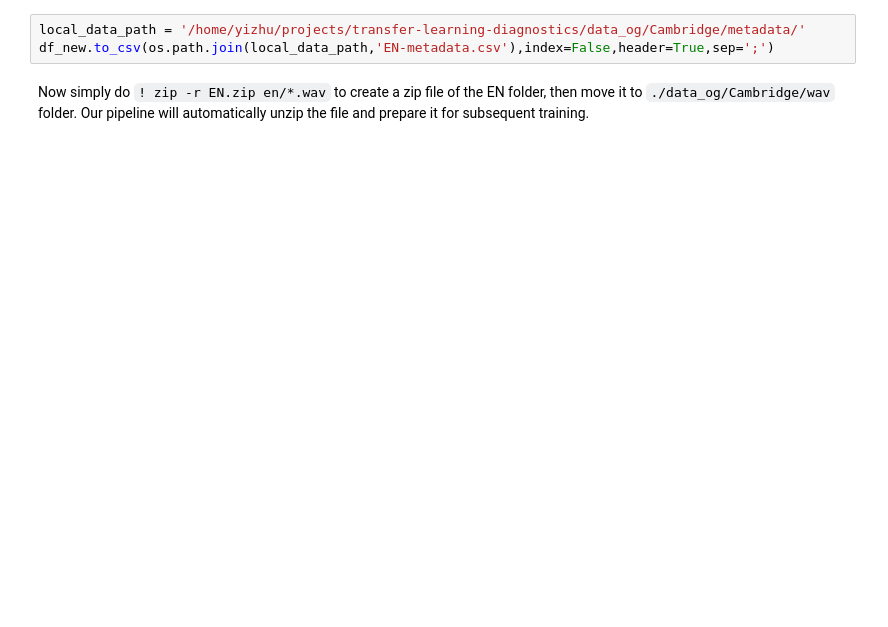
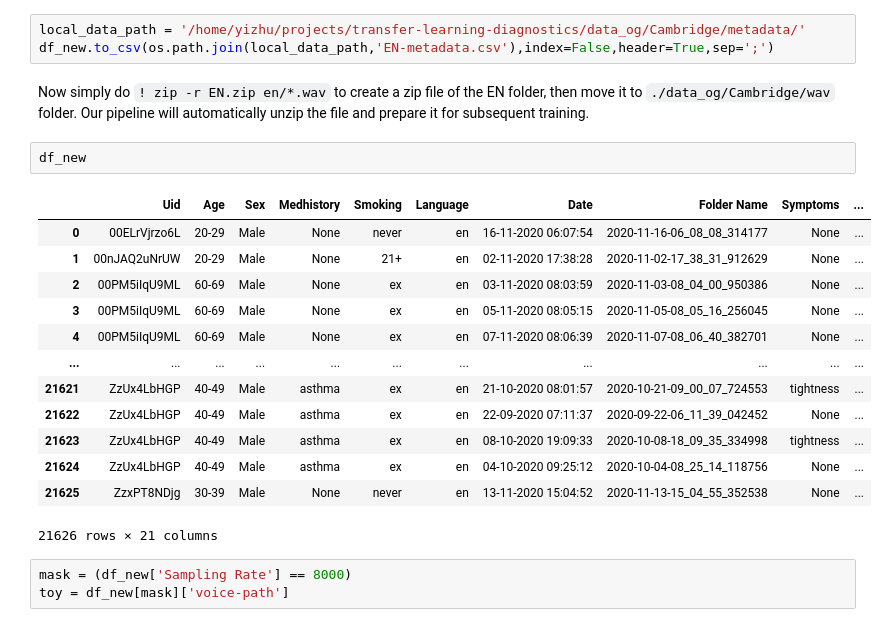
Before and after one commit to zhu00121/WavRx, a Jupyter notebook: exps/exploratory/prep.ipynb, the cells around one changed output. Drawn from its saved outputs; the diff is of its cells as text; blank space fills up the shorter version.

````diff
--- a/exps/exploratory/prep.ipynb
+++ b/exps/exploratory/prep.ipynb
@@ -94,3 +95,22 @@ local_data_path = '/home/yizhu/projects/transfer-learning-diagnostics/data_og/Ca
 df_new.to_csv(os.path.join(local_data_path,'EN-metadata.csv'),index=False,header=True,sep=';')
 # %% [markdown]
 Now simply do ```! zip -r EN.zip en/*.wav``` to create a zip file of the EN folder, then move it to ```./data_og/Cambridge/wav``` folder. Our pipeline will automatically unzip the file and prepare it for subsequent training.
+# %%
+df_new
+# %% [output]
+|  | Uid | Age | Sex | Medhistory | Smoking | Language | Date | Folder Name | Symptoms | ... |
+| 0 | 00ELrVjrzo6L | 20-29 | Male | None | never | en | 16-11-2020 06:07:54 | 2020-11-16-06_08_08_314177 | None | ... |
+| 1 | 00nJAQ2uNrUW | 20-29 | Male | None | 21+ | en | 02-11-2020 17:38:28 | 2020-11-02-17_38_31_912629 | None | ... |
+| 2 | 00PM5iIqU9ML | 60-69 | Male | None | ex | en | 03-11-2020 08:03:59 | 2020-11-03-08_04_00_950386 | None | ... |
+| 3 | 00PM5iIqU9ML | 60-69 | Male | None | ex | en | 05-11-2020 08:05:15 | 2020-11-05-08_05_16_256045 | None | ... |
+| 4 | 00PM5iIqU9ML | 60-69 | Male | None | ex | en | 07-11-2020 08:06:39 | 2020-11-07-08_06_40_382701 | None | ... |
+| ... | ... | ... | ... | ... | ... | ... | ... | ... | ... | ... |
+| 21621 | ZzUx4LbHGP | 40-49 | Male | asthma | ex | en | 21-10-2020 08:01:57 | 2020-10-21-09_00_07_724553 | tightness | ... |
+| 21622 | ZzUx4LbHGP | 40-49 | Male | asthma | ex | en | 22-09-2020 07:11:37 | 2020-09-22-06_11_39_042452 | None | ... |
+| 21623 | ZzUx4LbHGP | 40-49 | Male | asthma | ex | en | 08-10-2020 19:09:33 | 2020-10-08-18_09_35_334998 | tightness | ... |
+| 21624 | ZzUx4LbHGP | 40-49 | Male | asthma | ex | en | 04-10-2020 09:25:12 | 2020-10-04-08_25_14_118756 | None | ... |
+| 21625 | ZzxPT8NDjg | 30-39 | Male | None | never | en | 13-11-2020 15:04:52 | 2020-11-13-15_04_55_352538 | None | ... |
+21626 rows × 21 columns
+# %%
+mask = (df_new['Sampling Rate'] == 8000)
+toy = df_new[mask]['voice-path']
````
Also changed, not shown: parts of 8 cells of this notebook, 6 other files.
